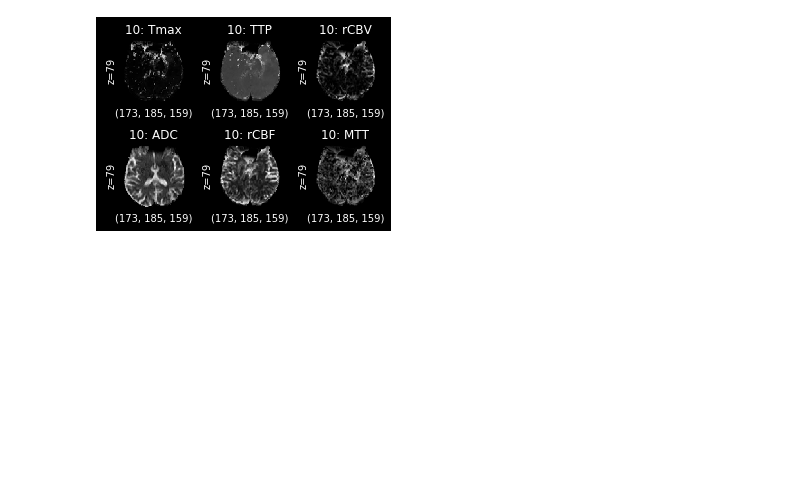
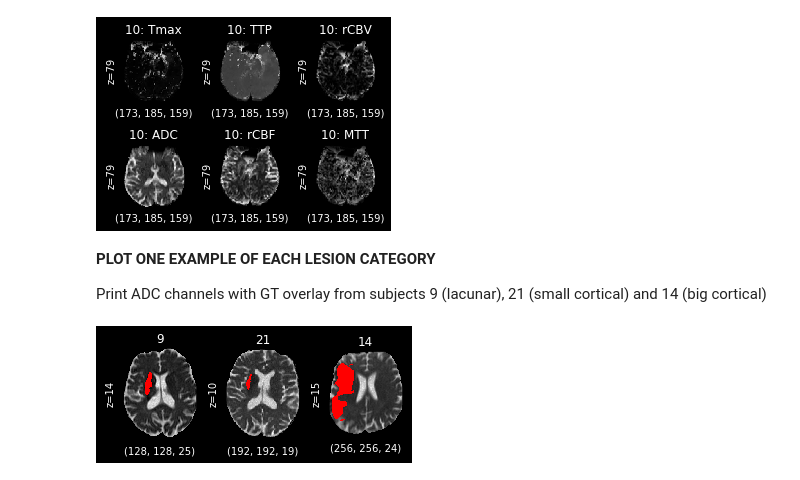
Before and after one commit to CarlosUziel/ischleseg, a Jupyter notebook: gen_preprocessed_data.ipynb, the cells around one changed output. Drawn from its saved outputs; the diff is of its cells as text; code cells hidden in the pictures; blank space fills up the shorter version.

Commit message:
Modified some plots. Added lesion categories example plot.

```diff
--- a/gen_preprocessed_data.ipynb
+++ b/gen_preprocessed_data.ipynb
@@ -491,9 +493,10 @@ for i in range(len(subject_channels)):
     idx = np.nonzero(data_2d)
     # row_min, row_max, col_min, col_max
     bbox = [np.min(idx[0]), np.max(idx[0]), np.min(idx[1]), np.max(idx[1])]
+    tmp = data[bbox[0]:bbox[1],bbox[2]:bbox[3],cut_coords].T
 
     ax = fig.add_subplot(3, 3, i+1)
-    ax.imshow(data[bbox[0]:bbox[1],bbox[2]:bbox[3],cut_coords].T, 'gray', interpolation='none')
+    ax.imshow(tmp, 'gray', interpolation='none')
     ax.set_ylabel('z=%d' % cut_coords, color='w')
     ax.yaxis.set_label_coords(-0.1, 0.5)
     ax.set_xlabel(data.shape, color='w')
@@ -604,3 +609,7 @@ fig.subplots_adjust(wspace=0.1, hspace=0.7)
 fig.savefig('data_processed_example.pdf', bbox_inches='tight', facecolor=fig.get_facecolor())
 # %% [output]
 [figure]
+# %% [markdown]
+**PLOT ONE EXAMPLE OF EACH LESION CATEGORY**
+
+Print ADC channels with GT overlay from subjects 9 (lacunar), 21 (small cortical) and 14 (big cortical)
@@ -606,0 +650,62 @@ fig.savefig('data_processed_example.pdf', bbox_inches='tight', facecolor=fig.get
+# %%
+# subjects
+plot_subjects = ['9', '21', '14']
+cut_coords = [14, 10, 15]
+subject_names_processed = [x.split('/')[4] for x in channels['Channels_ADC']
+                           if x.split('/')[4].split('_')[-1] in plot_subjects][::-1]
+
+# chosen channels
+subject_adc = [x for x in channels['Channels_ADC'] if x.split('/')[4] in subject_names_processed][::-1]
+subject_gt = [x for x in channels['GtLabels'] if x.split('/')[4] in subject_names_processed][::-1]
+
+cmap = plt.cm.gray
+cmap.set_bad(color='black')
+cmap.set_under(color='black')
+
+# generate the colors for your colormap
+color1 = colorConverter.to_rgba('white')
+
+# make the colormaps
+cmap1 = mpl.colors.LinearSegmentedColormap.from_list('my_cmap',['black','red'],256)
+
+cmap1._init() # create the _lut array, with rgba values
+
+# create your alpha array and fill the colormap with them.
+# here it is progressive, but you can create whathever you want
+alphas = np.linspace(0, 0.8, cmap1.N+3)
+cmap1._lut[:,-1] = alphas
+
+plt.close('all')
+fig = plt.figure(figsize=(5, 15))
+for i in range(len(plot_subjects)):
+    data = nib.load(subject_adc[i]).get_data()
+    gt = nib.load(subject_gt[i]).get_data()
+
+    # Find best bounding box
+    data_2d = data[:,:,cut_coords[i]]
+    idx = np.nonzero(data_2d)
+    # row_min, row_max, col_min, col_max
+    bbox = [np.min(idx[0]), np.max(idx[0]), np.min(idx[1]), np.max(idx[1])]
+
+    # Plot adc
+    ax = fig.add_subplot(1, 3, i+1)
+    tmp = data[bbox[0]:bbox[1],bbox[2]:bbox[3],cut_coords[i]].T
+    tmp = np.ma.masked_where(tmp == 0, tmp)
+    ax.imshow(tmp, 'gray', interpolation='none')
+
+    # Plot gt
+    tmp = gt[bbox[0]:bbox[1],bbox[2]:bbox[3],cut_coords[i]].T
+    tmp = np.ma.masked_where(tmp == 0, tmp)
+    ax.imshow(tmp, cmap='autumn', interpolation='none')
+
+    ax.set_ylabel('z=%d' % cut_coords[i], color='w')
+    ax.yaxis.set_label_coords(-0.1, 0.5)
+    ax.set_xlabel(data.shape, color='w')
+    ax.xaxis.set_label_coords(0.5, -0.1)
+    ax.set_title(plot_subjects[i], color='w')
+
+fig.patch.set_facecolor('xkcd:black')
+fig.subplots_adjust(wspace=0.4, hspace=0.7)
+fig.savefig('lesion_categories_examples.pdf', bbox_inches='tight', facecolor=fig.get_facecolor())
+# %% [output]
+[figure, added]
```
Also changed, not shown: parts of 3 cells of this notebook.
